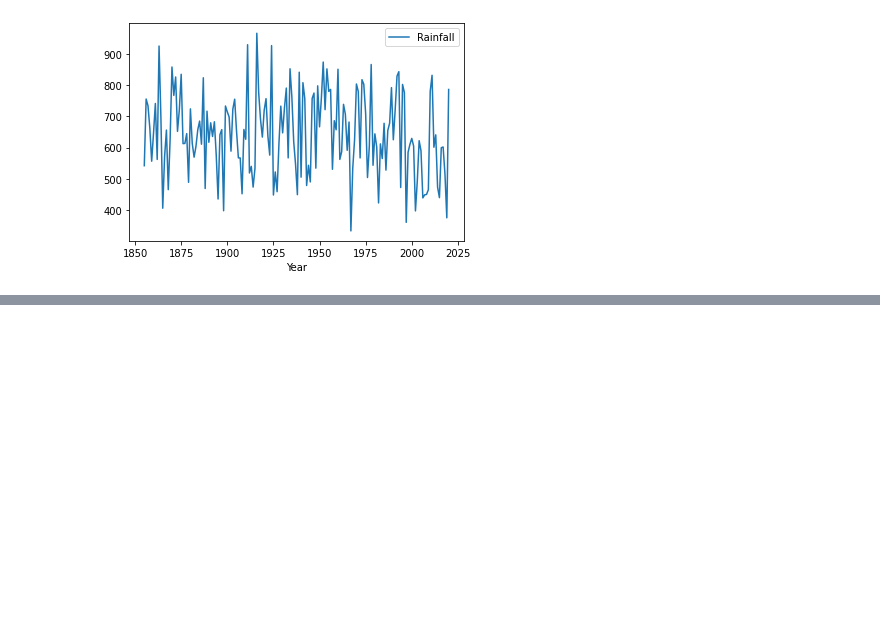
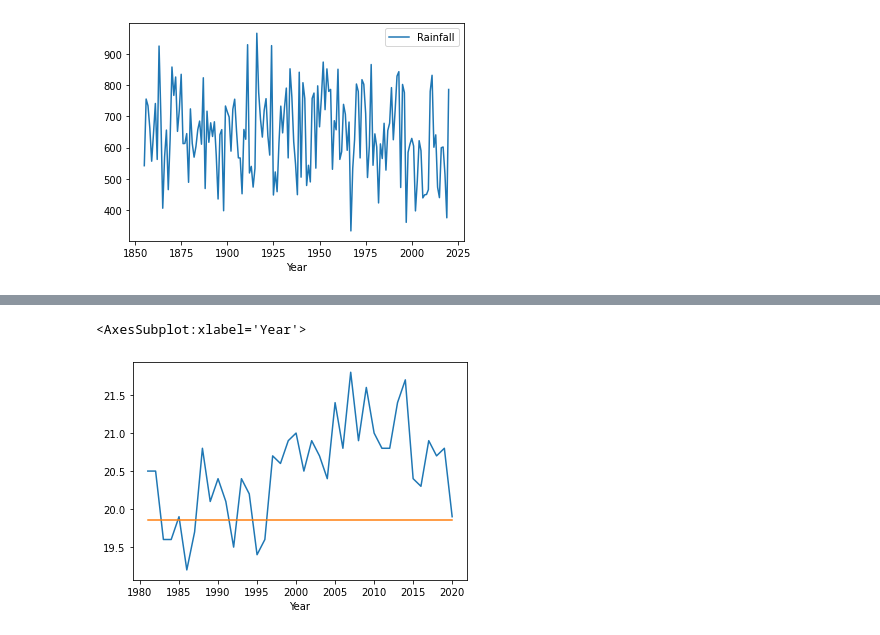
Before and after one commit to pwcberry/python-learning-matplotlib, a Jupyter notebook: notebooks/02-pandas-plot.ipynb, the cells around one changed output, grey strips where cells are left out. Saved outputs shown, nothing was run; the diff lists cells and outputs as text; code cells hidden in the pictures; blank space fills up the shorter version.

```diff
--- a/notebooks/02-pandas-plot.ipynb
+++ b/notebooks/02-pandas-plot.ipynb
@@ -22,0 +32,13 @@ data.plot(x = 'Year', y = 'Rainfall')
+# %%
+# Plot the temperatures for the last 40 years with the long-term mean
+last_forty = data[-40:]
+
+# Add another column to this data frame to represent the long-term mean
+mean_temp = np.full(40, data['Temperature'].mean())
+last_forty.insert(loc=0, column='Mean_Temp', value=mean_temp)
+
+# Plot
+last_forty[['Year', 'Temperature', 'Mean_Temp']].plot(x = 'Year', legend=False)
+# %% [output]
+<AxesSubplot:xlabel='Year'>
+[figure, added]
```
Also changed, not shown: parts of 8 cells of this notebook.
